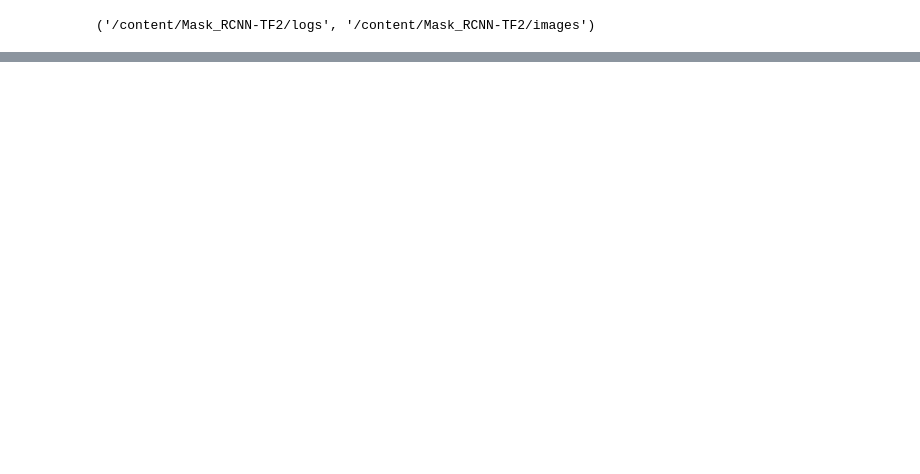
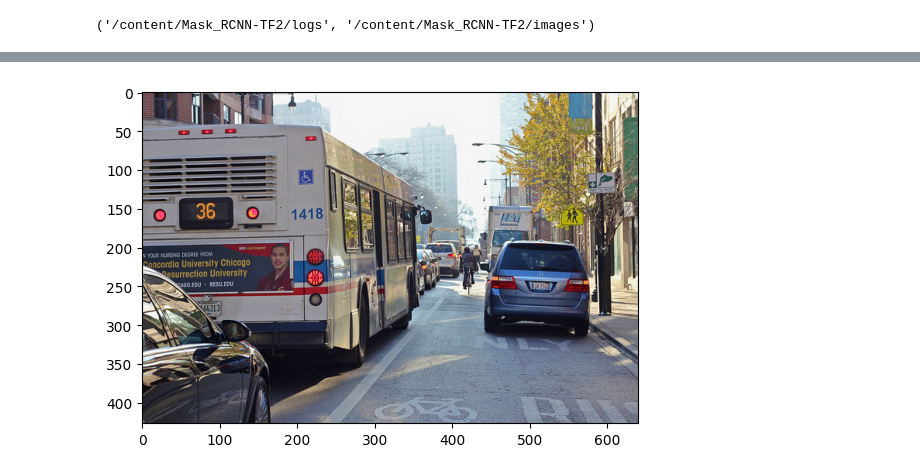
Before and after one commit to LJHgithub2/Computer-Vision, a Jupyter notebook: Image Segmentation/Image_Segmentation.ipynb, the cells around one changed output, grey strips where cells are left out. Saved outputs shown, nothing was run; the diff lists cells and outputs as text; code cells hidden in the pictures; blank space fills up the shorter version.

```diff
--- a/Image Segmentation/Image_Segmentation.ipynb
+++ b/Image Segmentation/Image_Segmentation.ipynb
@@ -178,0 +271,4 @@ MODEL_DIR, IMAGE_DIR
+# %%
+plt.imshow(image);
+# %% [output]
+[figure, added]
```
Also changed, not shown: parts of 18 cells of this notebook.
